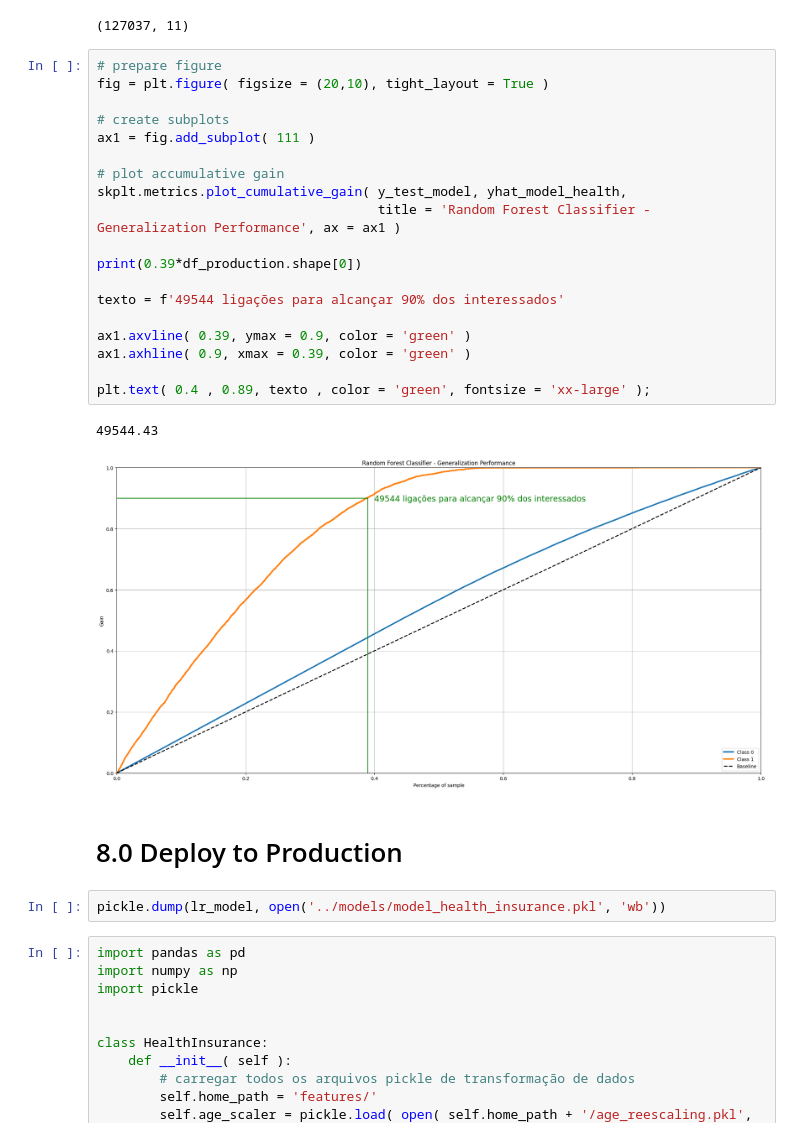
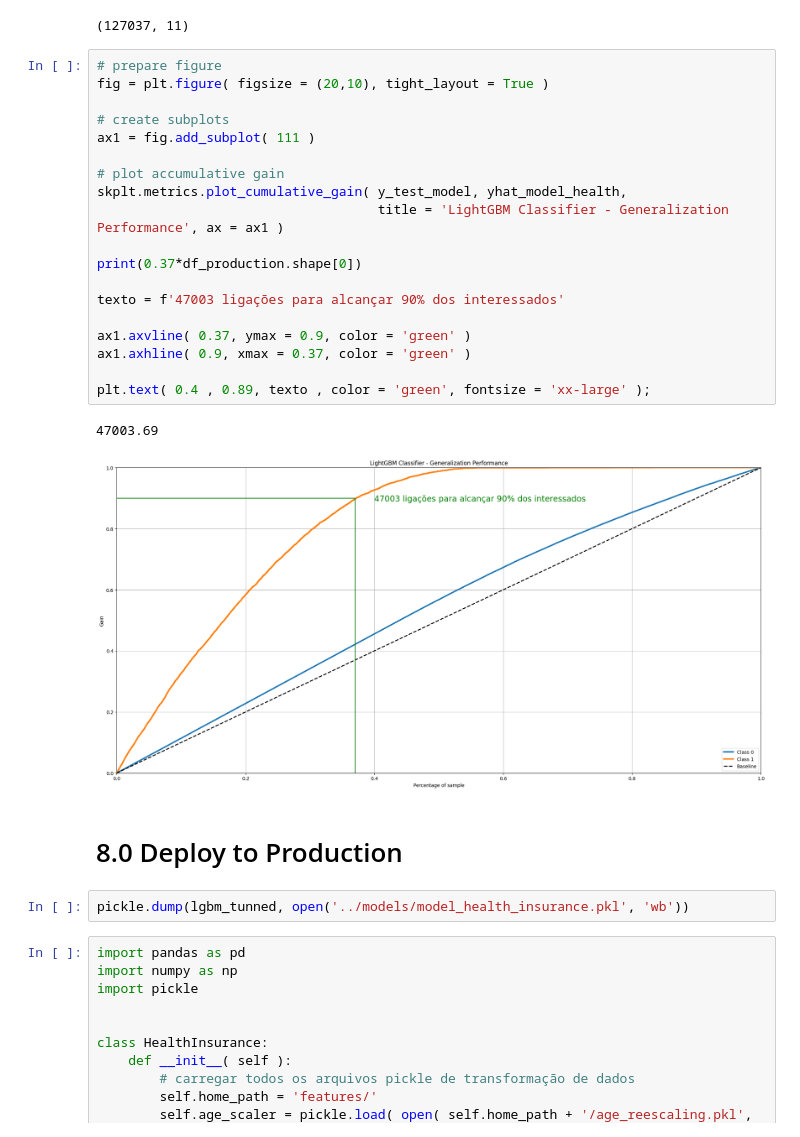
Before and after one commit to aroldobrancalhao/health_insurance, a Jupyter notebook: notebboks/Deploy to Production.ipynb, the cells around one changed output. Cells and saved outputs as stored; diff of their text form.

```diff
--- a/notebboks/Deploy to Production.ipynb
+++ b/notebboks/Deploy to Production.ipynb
@@ -1070,29 +1191,29 @@ df_production.shape
 # %%
 # prepare figure
 fig = plt.figure( figsize = (20,10), tight_layout = True )
 
 # create subplots
 ax1 = fig.add_subplot( 111 )
 
 # plot accumulative gain
 skplt.metrics.plot_cumulative_gain( y_test_model, yhat_model_health,
-                                    title = 'Random Forest Classifier - Generalization Performance', ax = ax1 )
+                                    title = 'LightGBM Classifier - Generalization Performance', ax = ax1 )
 
-print(0.39*df_production.shape[0])
+print(0.37*df_production.shape[0])
 
-texto = f'49544 ligações para alcançar 90% dos interessados'
+texto = f'47003 ligações para alcançar 90% dos interessados'
 
-ax1.axvline( 0.39, ymax = 0.9, color = 'green' )
-ax1.axhline( 0.9, xmax = 0.39, color = 'green' )
+ax1.axvline( 0.37, ymax = 0.9, color = 'green' )
+ax1.axhline( 0.9, xmax = 0.37, color = 'green' )
 
 plt.text( 0.4 , 0.89, texto , color = 'green', fontsize = 'xx-large' );
 # %% [output]
-49544.43
+47003.69
-[figure, old version]
+[figure, new version]
 # %% [markdown]
 # 8.0 Deploy to Production
 # %%
-pickle.dump(lr_model, open('../models/model_health_insurance.pkl', 'wb'))
+pickle.dump(lgbm_tunned, open('../models/model_health_insurance.pkl', 'wb'))
 # %%
 import pandas as pd
 import numpy as np
```
Also changed, not shown: parts of 20 cells of this notebook, 1 other file.
